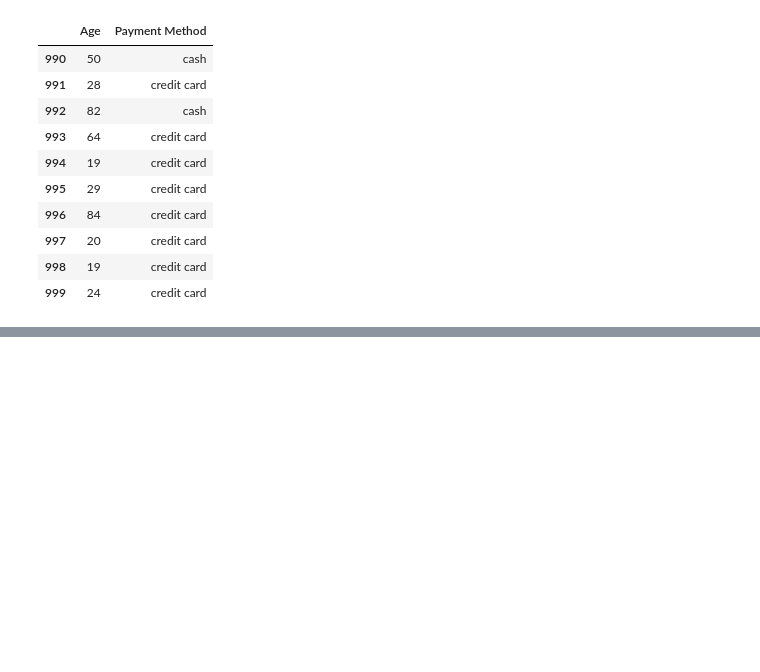
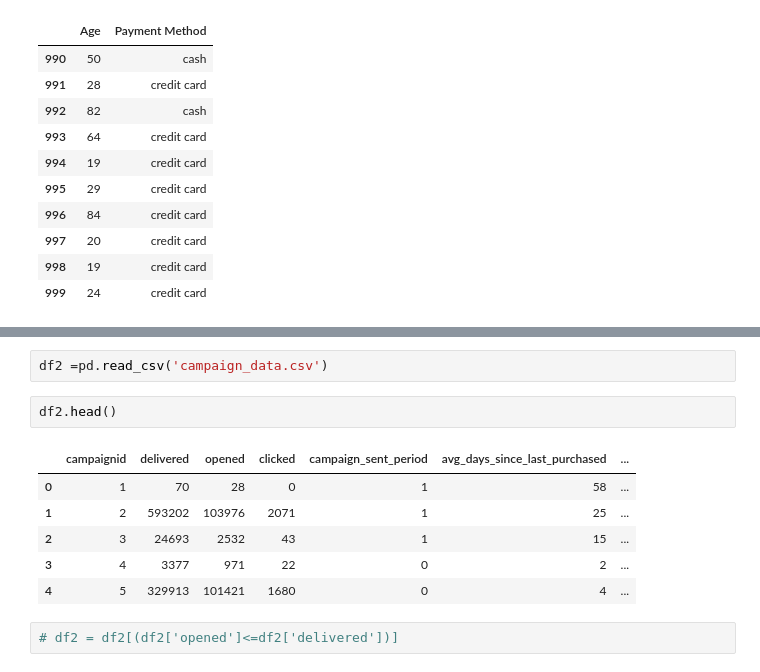
Before and after one commit to vanhuycx/beatiful_soup_web_scraping, a Jupyter notebook: jupyter_test.ipynb, the cells around one changed output, grey strips where cells are left out. Drawn from its saved outputs; the diff is of its cells as text; blank space fills up the shorter version.

```diff
--- a/jupyter_test.ipynb
+++ b/jupyter_test.ipynb
@@ -71,0 +120,13 @@ df.sort_values(by='Age').head(10)
+# %%
+df2 =pd.read_csv('campaign_data.csv')
+# %%
+df2.head()
+# %% [output]
+|  | campaignid | delivered | opened | clicked | campaign_sent_period | avg_days_since_last_purchased | ... |
+| 0 | 1 | 70 | 28 | 0 | 1 | 58 | ... |
+| 1 | 2 | 593202 | 103976 | 2071 | 1 | 25 | ... |
+| 2 | 3 | 24693 | 2532 | 43 | 1 | 15 | ... |
+| 3 | 4 | 3377 | 971 | 22 | 0 | 2 | ... |
+| 4 | 5 | 329913 | 101421 | 1680 | 0 | 4 | ... |
+# %%
+# df2 = df2[(df2['opened']<=df2['delivered'])]
```
Also changed, not shown: parts of 9 cells of this notebook, 1 other file.
